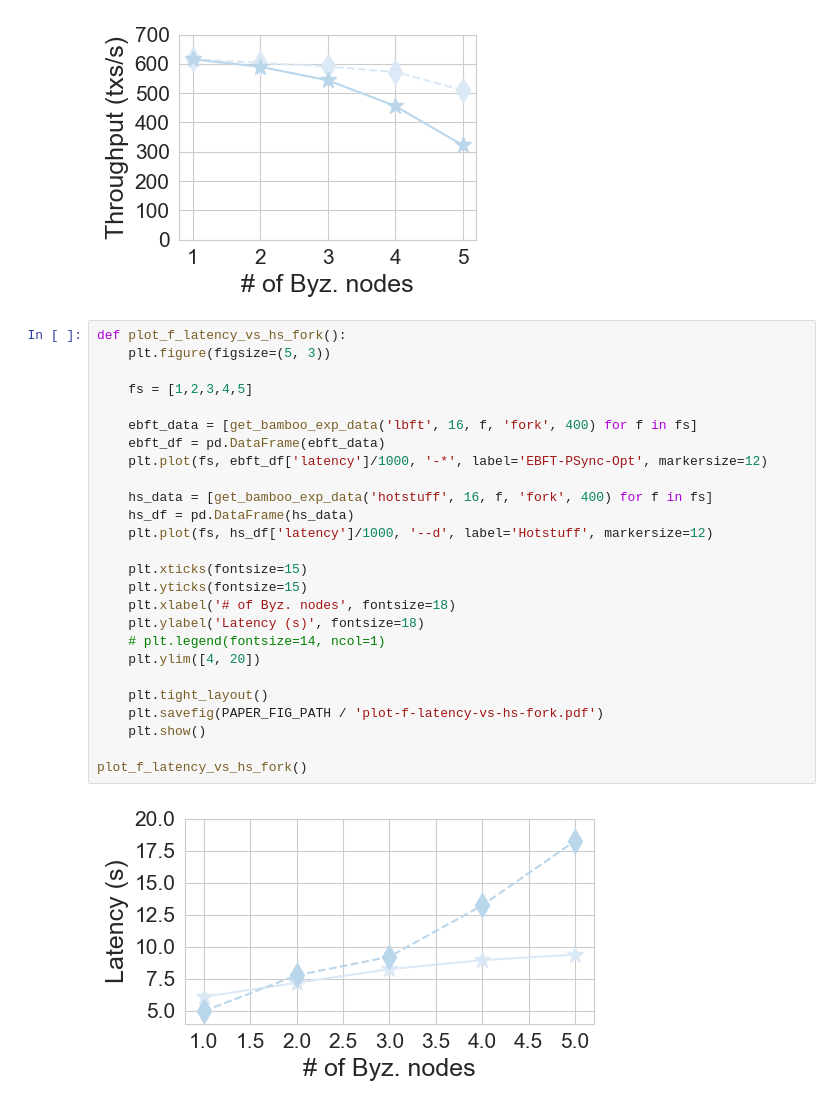
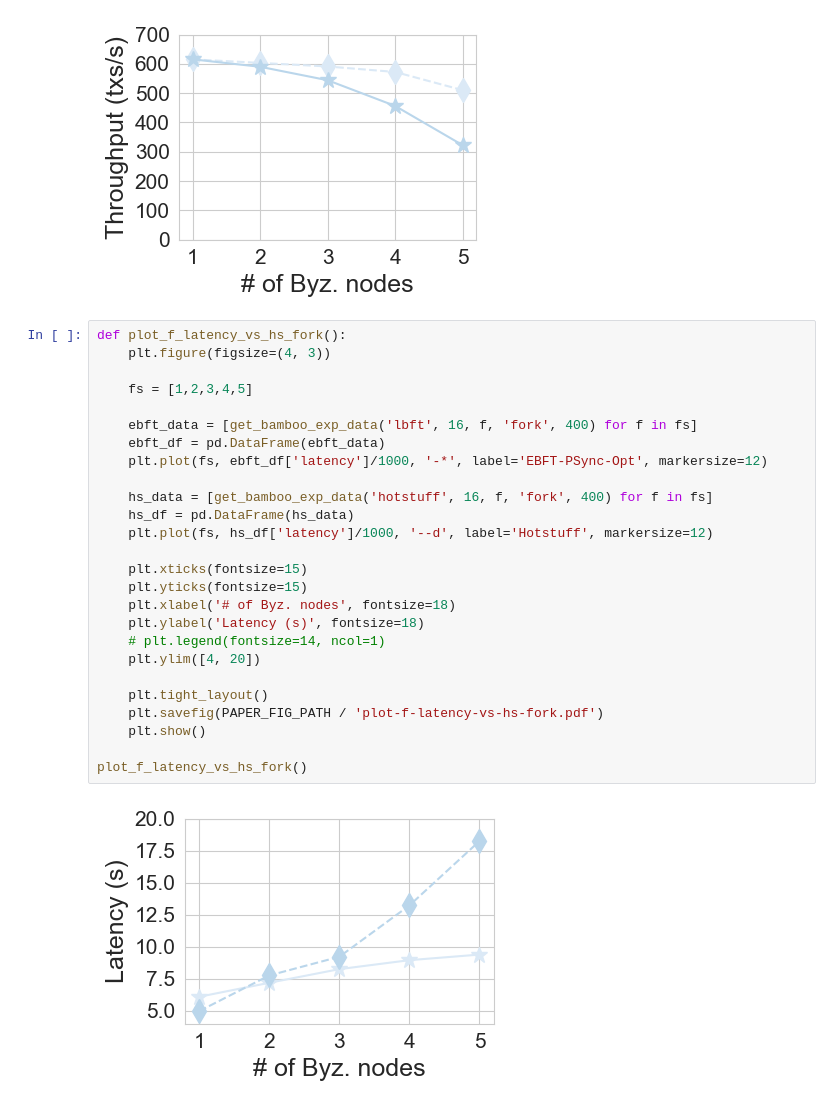
Before and after one commit to SebastianElvis/ebft, a Jupyter notebook: evaluation/analysis.ipynb, the cells around one changed output. Drawn from its saved outputs; the diff is of its cells as text.

```diff
--- a/evaluation/analysis.ipynb
+++ b/evaluation/analysis.ipynb
@@ -670,31 +670,31 @@ plot_f_tps_vs_hs_silence()
 [figure]
 # %%
 def plot_f_latency_vs_hs_fork():
-    plt.figure(figsize=(5, 3))
+    plt.figure(figsize=(4, 3))
 
     fs = [1,2,3,4,5]
 
     ebft_data = [get_bamboo_exp_data('lbft', 16, f, 'fork', 400) for f in fs]
     ebft_df = pd.DataFrame(ebft_data)
     plt.plot(fs, ebft_df['latency']/1000, '-*', label='EBFT-PSync-Opt', markersize=12)
 
     hs_data = [get_bamboo_exp_data('hotstuff', 16, f, 'fork', 400) for f in fs]
     hs_df = pd.DataFrame(hs_data)
     plt.plot(fs, hs_df['latency']/1000, '--d', label='Hotstuff', markersize=12)
 
     plt.xticks(fontsize=15)
     plt.yticks(fontsize=15)
     plt.xlabel('# of Byz. nodes', fontsize=18)
     plt.ylabel('Latency (s)', fontsize=18)
     # plt.legend(fontsize=14, ncol=1)
     plt.ylim([4, 20])
 
     plt.tight_layout()
     plt.savefig(PAPER_FIG_PATH / 'plot-f-latency-vs-hs-fork.pdf')
     plt.show()
 
 plot_f_latency_vs_hs_fork()
 # %% [output]
-[figure, old version]
+[figure, new version]
 # %%
 def plot_f_latency_vs_hs_silence():
```
Also changed, not shown: parts of 1 cell of this notebook.
